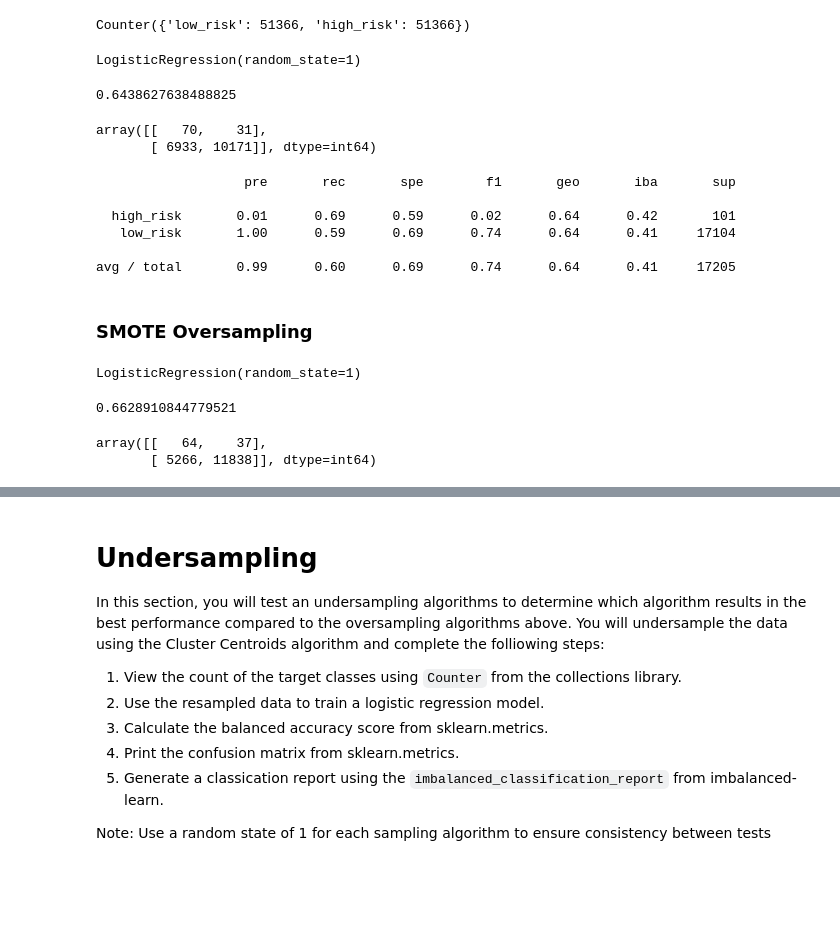
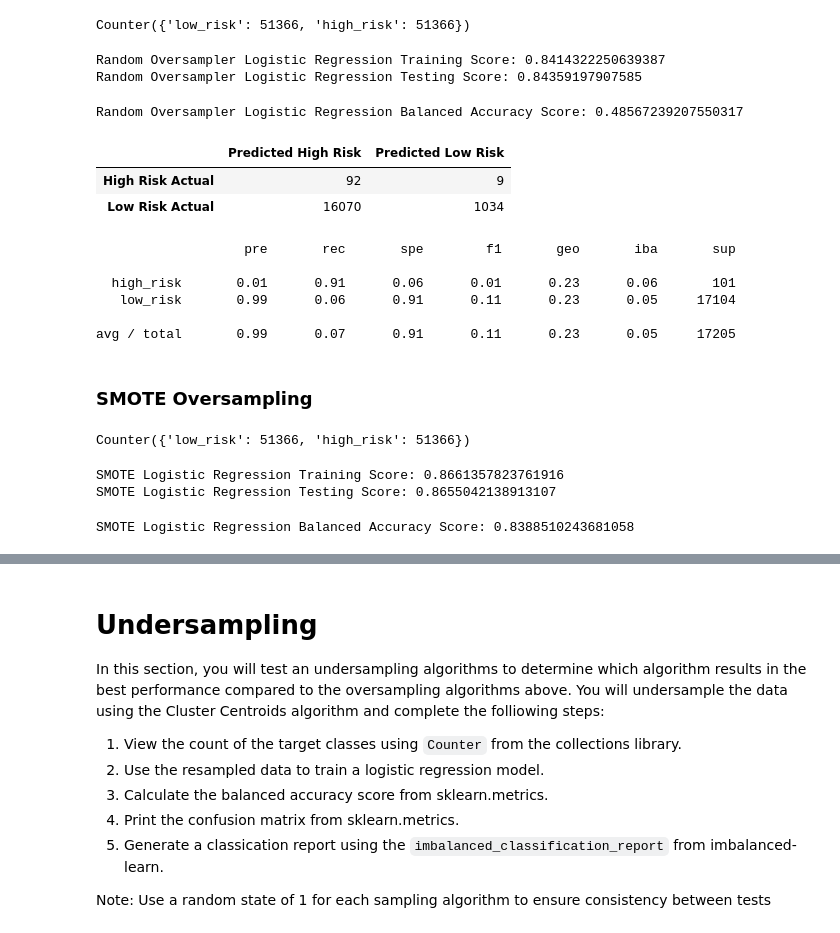
Before and after one commit to laneyberm/Credit_Risk_Analysis, a Jupyter notebook: credit_risk_resampling.ipynb, the cells around one changed output, grey strips where cells are left out. Cells and saved outputs as stored; diff of their text form; code cells hidden in the pictures; blank space fills up the shorter version.

```diff
--- a/credit_risk_resampling.ipynb
+++ b/credit_risk_resampling.ipynb
@@ -81,7 +81,7 @@ df.head()
 # %%
 # Create our features
 X = df.drop('loan_status', axis=1)
-X = pd.get_dummies(X)
+X = pd.get_dummies(X, prefix="dmy", prefix_sep="_")
 
 
 # Create our target
@@ -108,7 +108,14 @@ high_risk      347
 Name: loan_status, dtype: int64
 # %%
 from sklearn.model_selection import train_test_split
+from sklearn.preprocessing import StandardScaler
 X_train, X_test, y_train, y_test = train_test_split(X, y, random_state=1)
+
+# Standardize features by removing the mean and scaling to unit variance
+scaler = StandardScaler().fit(X_train)
+X_train_scaled = scaler.transform(X_train)
+X_test_scaled = scaler.transform(X_test)
+
 print("Training:",Counter(y_train))
 print("Test:",Counter(y_test))
 # %% [output]
@@ -133,7 +140,7 @@ Note: Use a random state of 1 for each sampling algorithm to ensure consistency
 from imblearn.over_sampling import RandomOverSampler
 
 ros = RandomOverSampler(random_state=1)
-X_resampled, y_resampled = ros.fit_resample(X_train, y_train)
+X_resampled, y_resampled = ros.fit_resample(X_train_scaled, y_train)
 
 Counter(y_resampled)
 # %% [output]
@@ -144,24 +151,33 @@ from sklearn.linear_model import LogisticRegression
 
 model = LogisticRegression(random_state=1)
 model.fit(X_resampled, y_resampled)
+
+print(f'Random Oversampler Logistic Regression Training Score: {model.score(X_train_scaled, y_train)}')
+print(f'Random Oversampler Logistic Regression Testing Score: {model.score(X_test_scaled, y_test)}')
 # %% [output]
-LogisticRegression(random_state=1)
+Random Oversampler Logistic Regression Training Score: 0.8414322250639387
+Random Oversampler Logistic Regression Testing Score: 0.84359197907585
 # %%
 # Calculated the balanced accuracy score
 from sklearn.metrics import balanced_accuracy_score
 
-y_pred = model.predict(X_test)
-balanced_accuracy_score(y_test, y_pred)
+y_pred = model.predict(X_test_scaled)
+print(f'Random Oversampler Logistic Regression Balanced Accuracy Score: {balanced_accuracy_score(y_test, y_pred)}')
 # %% [output]
-0.6438627638488825
+Random Oversampler Logistic Regression Balanced Accuracy Score: 0.48567239207550317
 # %%
 # Display the confusion matrix
 from sklearn.metrics import confusion_matrix
+cm = confusion_matrix(y_test, y_pred)
+cm_df = pd.DataFrame (cm,
+    index=["High Risk Actual", "Low Risk ActuaZl"],
+    columns=["Predicted High Risk", "Predicted Low Risk"])
 
-confusion_matrix(y_test, y_pred)
+cm_df
 # %% [output]
-array([[   70,    31],
-       [ 6933, 10171]], dtype=int64)
+|  | Predicted High Risk | Predicted Low Risk |
+| High Risk Actual | 92 | 9 |
+| Low Risk Actual | 16070 | 1034 |
 # %%
 # Print the imbalanced classification report
 from imblearn.metrics import classification_report_imbalanced
@@ -169,10 +185,10 @@ print(classification_report_imbalanced(y_test, y_pred))
 # %% [output]
                    pre       rec       spe        f1       geo       iba       sup
 
-  high_risk       0.01      0.69      0.59      0.02      0.64      0.42       101
-   low_risk       1.00      0.59      0.69      0.74      0.64      0.41     17104
+  high_risk       0.01      0.91      0.06      0.01      0.23      0.06       101
+   low_risk       0.99      0.06      0.91      0.11      0.23      0.05     17104
 
-avg / total       0.99      0.60      0.69      0.74      0.64      0.41     17205
+avg / total       0.99      0.07      0.91      0.11      0.23      0.05     17205
 # %% [markdown]
 ### SMOTE Oversampling
 # %%
@@ -180,23 +196,26 @@ avg / total       0.99      0.60      0.69      0.74      0.64      0.41     172
 from imblearn.over_sampling import SMOTE
 
 X_resampled, y_resampled = SMOTE(random_state=1,
-    sampling_strategy='auto').fit_resample(X_train, y_train)
+    sampling_strategy='auto').fit_resample(X_train_scaled, y_train)
+
+Counter(y_resampled)
+# %% [output]
+Counter({'low_risk': 51366, 'high_risk': 51366})
 # %%
 # Train the Logistic Regression model using the resampled data
-model = LogisticRegression(random_state=1)
+LR = LogisticRegression(random_state=1)
 
-model.fit(X_resampled, y_resampled)
+LR.fit(X_resampled, y_resampled)
+
+print(f'SMOTE Logistic Regression Training Score: {LR.score(X_train_scaled, y_train)}')
+print(f'SMOTE Logistic Regression Testing Score: {LR.score(X_test_scaled, y_test)}')
 # %% [output]
-LogisticRegression(random_state=1)
+SMOTE Logistic Regression Training Score: 0.8661357823761916
+SMOTE Logistic Regression Testing Score: 0.8655042138913107
 # %%
 # Calculated the balanced accuracy score
-y_pred = model.predict(X_test)
-balanced_accuracy_score(y_test, y_pred)
+y_pred = LR.predict(X_test_scaled)
+
+print(f'SMOTE Logistic Regression Balanced Accuracy Score: {balanced_accuracy_score(y_test, y_pred)}')
 # %% [output]
-0.6628910844779521
+SMOTE Logistic Regression Balanced Accuracy Score: 0.8388510243681058
-# %%
-# Display the confusion matrix
-confusion_matrix(y_test, y_pred)
-# %% [output]
-array([[   64,    37],
-       [ 5266, 11838]], dtype=int64)
```
Also changed, not shown: parts of 14 cells of this notebook, 1 other file.
